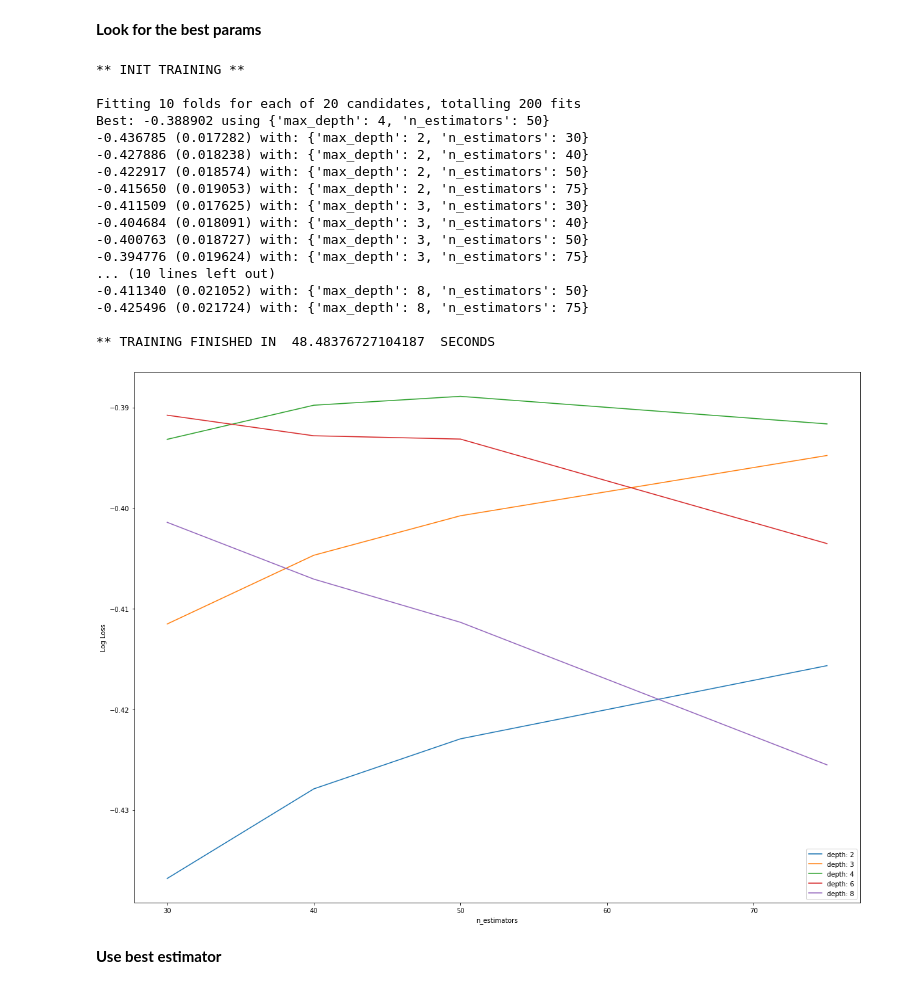
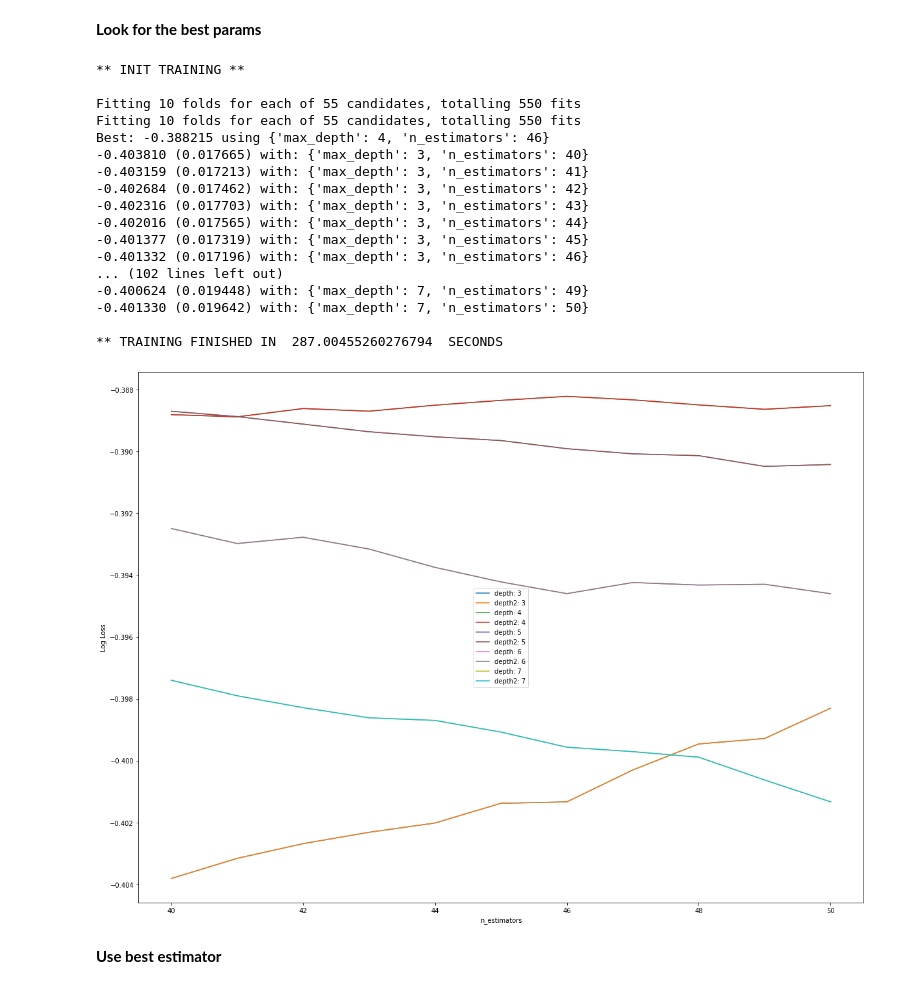
Before and after one commit to deldanr/Spaceship-Titanic, a Jupyter notebook: spaceship-titanic.ipynb, the cells around one changed output. Cells and saved outputs as stored; diff of their text form; code cells hidden in the pictures.

```diff
--- a/spaceship-titanic.ipynb
+++ b/spaceship-titanic.ipynb
@@ -254,7 +806,10 @@ train_df.head()
 # %% [markdown]
 **Here we make scaler to adjust the numeric data**
+# %%
+mlpc_train_df = train_df
+mlpc_test_df = test_df
 # %%
-mask = ['HomePlanet','Destination','Age', 'RoomService', 'FoodCourt', 'ShoppingMall', 'Spa', 'VRDeck', 'PassengerId_Ticket', 'PassengerId_Unique', 'Deck', 'Num', 'Side']
+mask = ['HomePlanet','Destination','Age', 'RoomService', 'FoodCourt', 'ShoppingMall', 'Spa', 'VRDeck', 'PassengerId_Ticket', 'PassengerId_Unique', 'Deck', 'Num', 'Side', 'TotalSpent']
 scaler = MinMaxScaler()
 
 # Scale train df
@@ -283,0 +831,12 @@ test_df = test_df.drop('Cabin', axis=1)
+# %%
+MLPCScaler = StandardScaler()
+
+#MLPC
+
+# Scale train df
+MLPCScaler.fit(mlpc_train_df[mask])
+mlpc_train_df[mask] = MLPCScaler.transform(mlpc_train_df[mask])
+
+# Scale test df
+MLPCScaler.fit(mlpc_test_df[mask])
+mlpc_test_df[mask] = MLPCScaler.transform(mlpc_test_df[mask])
@@ -314,6 +886,15 @@ X_train = train_df.drop(['PassengerId', 'Transported'], axis=1)
 y_train = train_df['Transported']
 
 X_test = test_df.drop(['PassengerId'], axis=1)
+
+X_test2 = train_df.drop(['PassengerId','Transported'], axis=1)
+
+X_train_mlpc = mlpc_train_df.drop(['PassengerId', 'Transported'], axis=1)
+y_train_mlpc = mlpc_train_df['Transported']
+
+X_test_mlpc = mlpc_test_df.drop(['PassengerId'], axis=1)
+
+X_test2_mlpc = mlpc_train_df.drop(['PassengerId','Transported'], axis=1)
 # %% [markdown]
 ## **Start with XGB Classifier**
 # %% [markdown]
@@ -322,56 +903,68 @@ X_test = test_df.drop(['PassengerId'], axis=1)
 start_time = time.time()
 print("\n** INIT TRAINING **\n")
 model = xgb.XGBClassifier()
-n_estimators = [30, 40, 50, 75]
-max_depth = [2, 3, 4, 6, 8]
+n_estimators = [40,41,42,43,44,45,46,47,48,49,50]
+max_depth = [3,4,5,6,7]
 
 param_grid = dict(max_depth=max_depth, n_estimators=n_estimators)
-kfold = StratifiedKFold(n_splits=10, shuffle=True, random_state=7)
+kfold = StratifiedKFold(n_splits=10, shuffle=True, random_state=42)
 
 grid_search = GridSearchCV(model, param_grid, scoring="neg_log_loss", n_jobs=-1, cv=kfold, verbose=1)
 grid_result = grid_search.fit(X_train, y_train)
+grid_result2 = grid_search.fit(X_train_mlpc, y_train_mlpc)
 
 # summarize results
 print("Best: %f using %s" % (grid_result.best_score_, grid_result.best_params_))
 means = grid_result.cv_results_['mean_test_score']
 stds = grid_result.cv_results_['std_test_score']
 params = grid_result.cv_results_['params']
 
 for mean, stdev, param in zip(means, stds, params):
 	print("%f (%f) with: %r" % (mean, stdev, param))
 
+print("Best2: %f using %s" % (grid_result2.best_score_, grid_result2.best_params_))
+means2 = grid_result2.cv_results_['mean_test_score']
+stds2 = grid_result2.cv_results_['std_test_score']
+params2 = grid_result2.cv_results_['params']
+
+for mean, stdev, param in zip(means2, stds2, params2):
+	print("%f (%f) with: %r" % (mean, stdev, param))
+
+
 # plot results
 scores = np.array(means).reshape(len(max_depth), len(n_estimators))
+scores2 = np.array(means2).reshape(len(max_depth), len(n_estimators))
 
 for i, value in enumerate(max_depth):
     plt.plot(n_estimators, scores[i], label='depth: ' + str(value))
+    plt.plot(n_estimators, scores2[i], label='depth2: ' + str(value))
 print("\n** TRAINING FINISHED IN ", (time.time()-start_time), " SECONDS")
 
 plt.legend()
 plt.xlabel('n_estimators')
 plt.ylabel('Log Loss')
 plt.show()
 
 #I tried too many n_estimators and depth and the best result always is 50 and 4.
 # %% [output]
 ** INIT TRAINING **
 
-Fitting 10 folds for each of 20 candidates, totalling 200 fits
-Best: -0.388902 using {'max_depth': 4, 'n_estimators': 50}
--0.436785 (0.017282) with: {'max_depth': 2, 'n_estimators': 30}
--0.427886 (0.018238) with: {'max_depth': 2, 'n_estimators': 40}
--0.422917 (0.018574) with: {'max_depth': 2, 'n_estimators': 50}
--0.415650 (0.019053) with: {'max_depth': 2, 'n_estimators': 75}
--0.411509 (0.017625) with: {'max_depth': 3, 'n_estimators': 30}
--0.404684 (0.018091) with: {'max_depth': 3, 'n_estimators': 40}
--0.400763 (0.018727) with: {'max_depth': 3, 'n_estimators': 50}
--0.394776 (0.019624) with: {'max_depth': 3, 'n_estimators': 75}
-... (10 lines left out)
--0.411340 (0.021052) with: {'max_depth': 8, 'n_estimators': 50}
--0.425496 (0.021724) with: {'max_depth': 8, 'n_estimators': 75}
+Fitting 10 folds for each of 55 candidates, totalling 550 fits
+Fitting 10 folds for each of 55 candidates, totalling 550 fits
+Best: -0.388215 using {'max_depth': 4, 'n_estimators': 46}
+-0.403810 (0.017665) with: {'max_depth': 3, 'n_estimators': 40}
+-0.403159 (0.017213) with: {'max_depth': 3, 'n_estimators': 41}
+-0.402684 (0.017462) with: {'max_depth': 3, 'n_estimators': 42}
+-0.402316 (0.017703) with: {'max_depth': 3, 'n_estimators': 43}
+-0.402016 (0.017565) with: {'max_depth': 3, 'n_estimators': 44}
+-0.401377 (0.017319) with: {'max_depth': 3, 'n_estimators': 45}
+-0.401332 (0.017196) with: {'max_depth': 3, 'n_estimators': 46}
+... (102 lines left out)
+-0.400624 (0.019448) with: {'max_depth': 7, 'n_estimators': 49}
+-0.401330 (0.019642) with: {'max_depth': 7, 'n_estimators': 50}
 
-** TRAINING FINISHED IN  48.48376727104187  SECONDS
+** TRAINING FINISHED IN  287.00455260276794  SECONDS
-[figure, old version]
+[figure, new version]
 # %% [markdown]
 **Use best estimator**
 # %%
```
Also changed, not shown: parts of 87 cells of this notebook.
